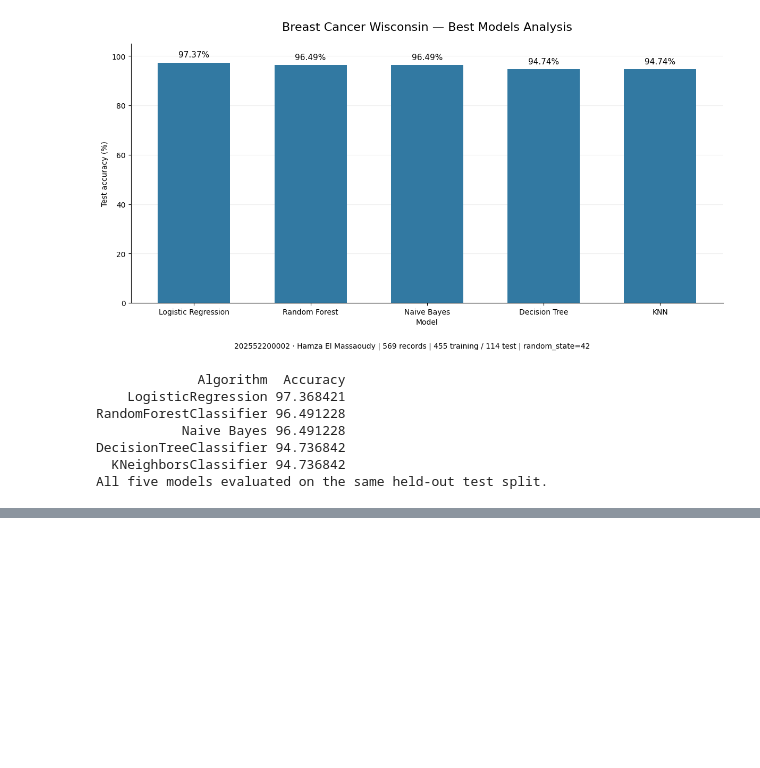
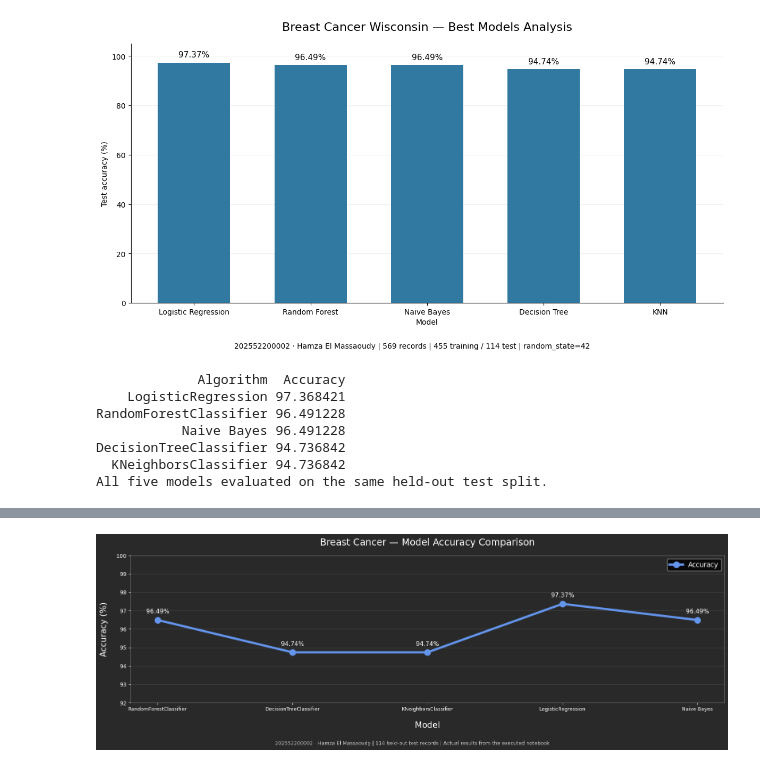
Before and after one commit to Addisub/CESS-Lung202651180003, a Jupyter notebook: CESS ML Project/202552200002/202552200002-Breast-Cancer-Fully-Executed.ipynb, the cells around one changed output, grey strips where cells are left out. Cells and saved outputs as stored; diff of their text form; code cells hidden in the pictures; blank space fills up the shorter version.

Commit message:
Add breast cancer model accuracy line plot

```diff
--- a/CESS ML Project/202552200002/202552200002-Breast-Cancer-Fully-Executed.ipynb
+++ b/CESS ML Project/202552200002/202552200002-Breast-Cancer-Fully-Executed.ipynb
@@ -387,0 +392,27 @@ All five models evaluated on the same held-out test split.
+# %%
+# Requested model accuracy comparison line plot.
+with plt.style.context('dark_background'):
+    fig, ax = plt.subplots(figsize=(16, 5.5))
+    fig.set_facecolor('#292929')
+    ax.set_facecolor('#292929')
+    ax.plot(score.Algorithm, score.Accuracy, label='Accuracy', lw=4,
+            color='CornflowerBlue', marker='o', markersize=11)
+    for position, value in enumerate(score.Accuracy):
+        ax.annotate(f'{value:.2f}%', (position, value), xytext=(0, 12),
+                    textcoords='offset points', ha='center', fontsize=11)
+    ax.legend(fontsize=12, loc='upper right')
+    ax.set_xlabel('Model', fontsize=15, labelpad=17)
+    ax.set_ylabel('Accuracy (%)', fontsize=15, labelpad=15)
+    ax.set_title('Breast Cancer — Model Accuracy Comparison', fontsize=17, pad=18)
+    ax.set_ylim(92, 100)
+    ax.tick_params(axis='x', labelsize=9)
+    ax.grid(axis='y', alpha=0.12)
+    for spine in ax.spines.values():
+        spine.set_color('#777777')
+    fig.text(0.5, 0.025,
+             f'202552200002 · Hamza El Massaoudy | {len(y_test)} held-out test records | Actual results from the executed notebook',
+             ha='center', fontsize=9, color='#cccccc')
+    fig.tight_layout(rect=(0, 0.07, 1, 1))
+    plt.show()
+# %% [output]
+[figure, added]
```
Also changed, not shown: parts of 1 cell of this notebook, 1 other file.
